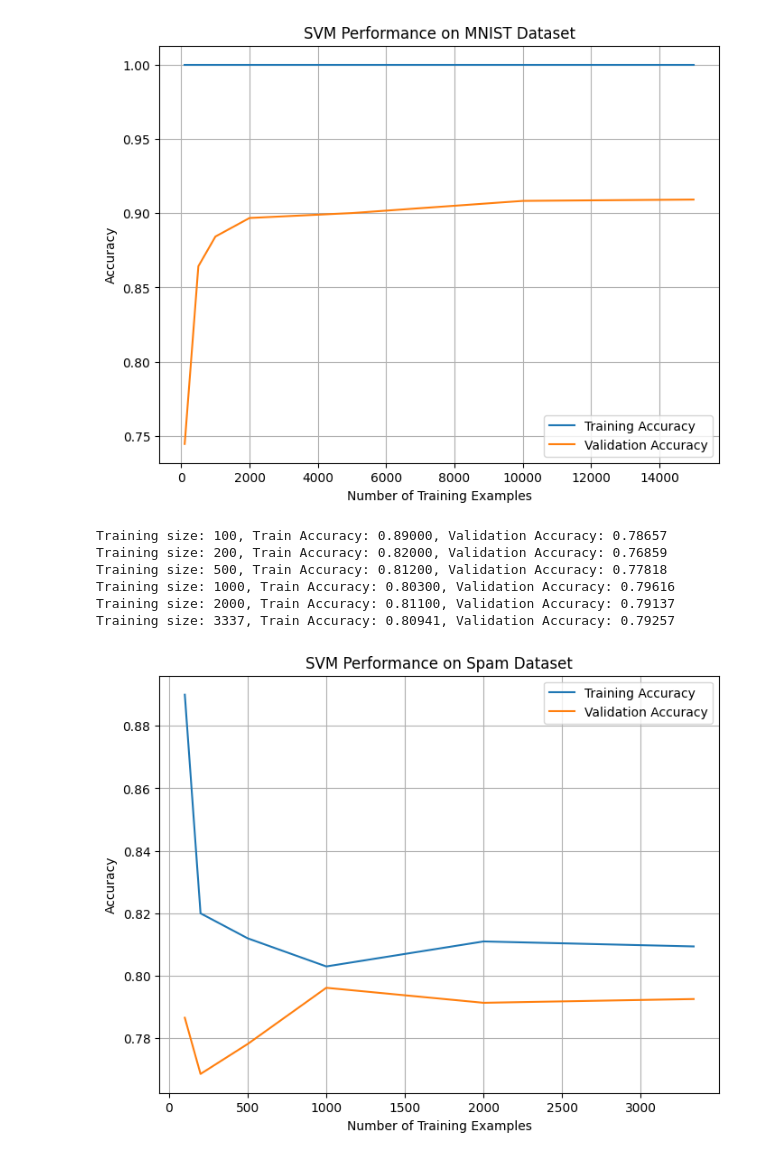
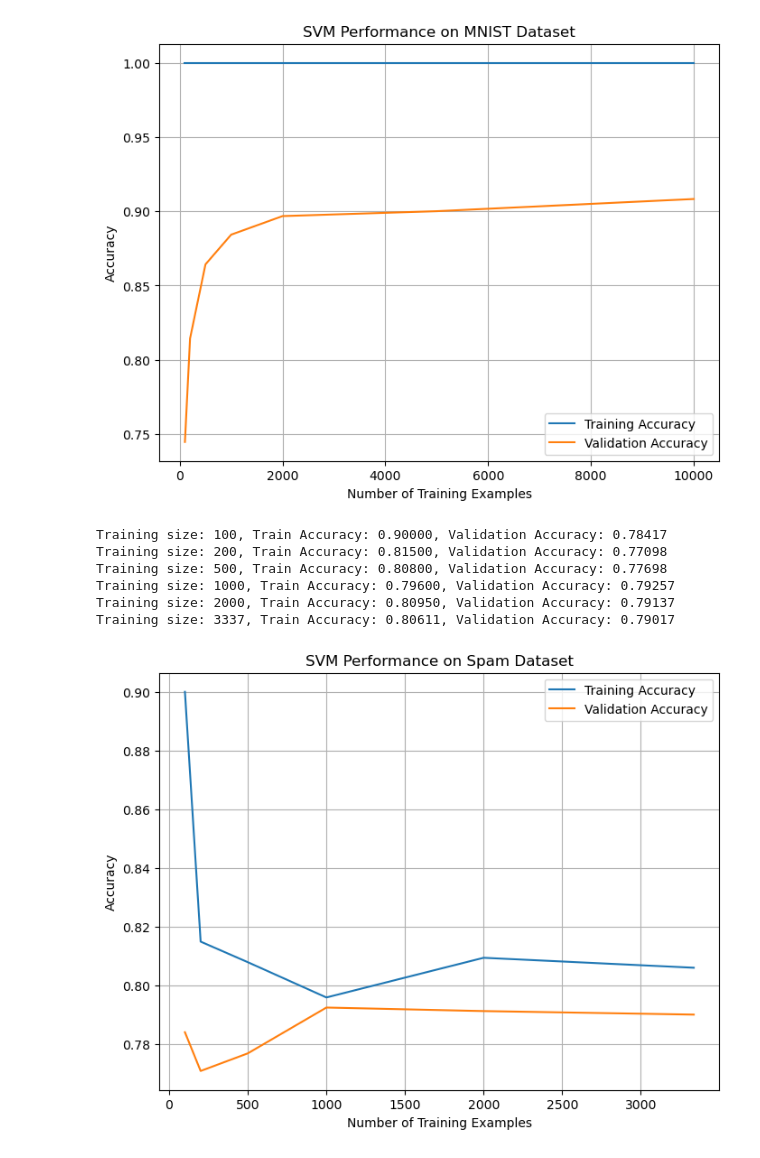
Before and after one commit to CalEricMa/cs189, a Jupyter notebook: hw1/scripts/hw1.ipynb, the cells around one changed output. Saved outputs shown, nothing was run; the diff lists cells and outputs as text; code cells hidden in the pictures.

```diff
--- a/hw1/scripts/hw1.ipynb
+++ b/hw1/scripts/hw1.ipynb
@@ -109,7 +139,9 @@ def accuracy_score(y_true, y_pred):
     accuracy = np.sum(correct_predictions) / len(y_true)
     return accuracy
 # %%
-#q4
+#q4a & q4b
+random.seed(189)
+np.random.seed(189)
 def train_and_evaluate_svm(training_data, training_labels, validation_data, validation_labels, train_sizes, name):
     training_accuracies = []
     validation_accuracies = []
@@ -139,20 +171,9 @@ def train_and_evaluate_svm(training_data, training_labels, validation_data, vali
     plt.grid()
     plt.show()
 
-# Example usage for MNIST
-train_sizes_mnist = [100, 500, 1000, 2000, 5000, 10000, 15000]
-train_and_evaluate_svm(
-    mnist_training_data, mnist_training_labels,
-    mnist_validation_data, mnist_validation_labels,
-    train_sizes_mnist, "MNIST"
-)
-
-# Example usage for Spam
+train_sizes_mnist = [100, 200, 500, 1000, 2000, 5000, 10000]
+train_and_evaluate_svm(mnist_training_data, mnist_training_labels,mnist_validation_data, mnist_validation_labels,train_sizes_mnist, "MNIST")
 train_sizes_spam = [100, 200, 500, 1000, 2000, len(spam_training_data)]
-train_and_evaluate_svm(
-    spam_training_data, spam_training_labels,
-    spam_validation_data, spam_validation_labels,
-    train_sizes_spam, "Spam"
-)
+train_and_evaluate_svm(spam_training_data, spam_training_labels,spam_validation_data, spam_validation_labels,train_sizes_spam, "Spam")
 # %% [output]
 Training size: 100, Train Accuracy: 1.00000, Validation Accuracy: 0.74470
@@ -165,10 +186,10 @@ Training size: 15000, Train Accuracy: 1.00000, Validation Accuracy: 0.90920
-[figure, old version]
+[figure, new version]
-Training size: 100, Train Accuracy: 0.89000, Validation Accuracy: 0.78657
-Training size: 200, Train Accuracy: 0.82000, Validation Accuracy: 0.76859
-Training size: 500, Train Accuracy: 0.81200, Validation Accuracy: 0.77818
-Training size: 1000, Train Accuracy: 0.80300, Validation Accuracy: 0.79616
-Training size: 2000, Train Accuracy: 0.81100, Validation Accuracy: 0.79137
-Training size: 3337, Train Accuracy: 0.80941, Validation Accuracy: 0.79257
+Training size: 100, Train Accuracy: 0.90000, Validation Accuracy: 0.78417
+Training size: 200, Train Accuracy: 0.81500, Validation Accuracy: 0.77098
+Training size: 500, Train Accuracy: 0.80800, Validation Accuracy: 0.77698
+Training size: 1000, Train Accuracy: 0.79600, Validation Accuracy: 0.79257
+Training size: 2000, Train Accuracy: 0.80950, Validation Accuracy: 0.79137
+Training size: 3337, Train Accuracy: 0.80611, Validation Accuracy: 0.79017
-[figure, old version]
+[figure, new version]
 # %%
 #Q5
```
Also changed, not shown: parts of 19 cells of this notebook, 11 other files.
